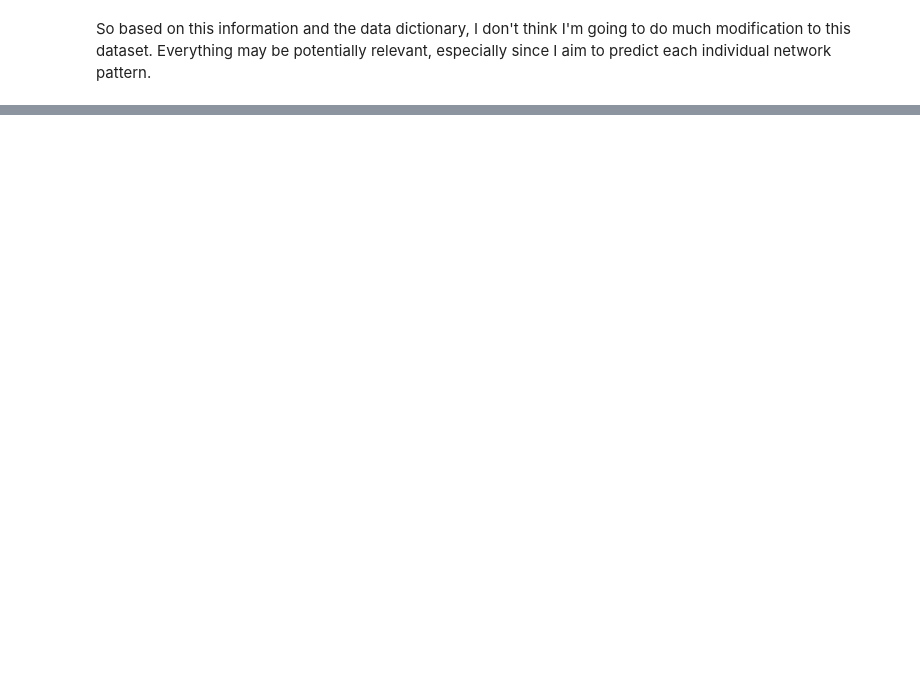
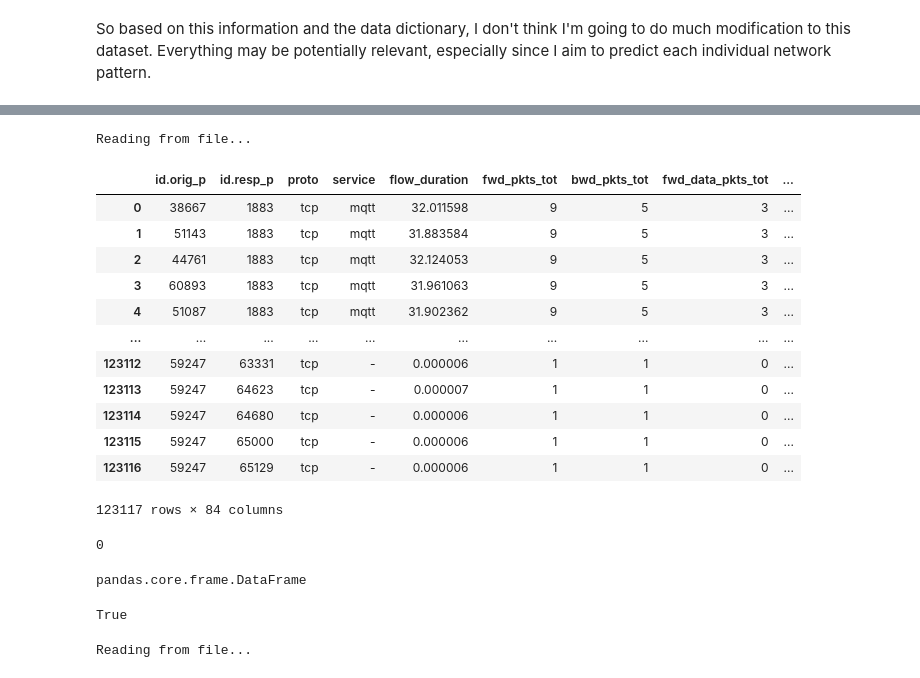
Before and after one commit to Michael-Nelson361/RT-IOT2022, a Jupyter notebook: wrangle.ipynb, the cells around one changed output, grey strips where cells are left out. Drawn from its saved outputs; the diff is of its cells as text; code cells hidden in the pictures; blank space fills up the shorter version.

Commit message:
Completed wrangle section with new functions and capabilities

```diff
--- a/wrangle.ipynb
+++ b/wrangle.ipynb
@@ -551,0 +711,30 @@ So based on this information and the data dictionary, I don't think I'm going to
+# %%
+# modify previously made function to check if a file exists
+def check_file_exists(filename):
+    """
+    Function takes a filename, query, and url and checks if the file exists. It will load the dataset requested from either SQL or from the local file.
+    """
+    if os.path.exists(filename):
+        print('Reading from file...')
+        df = pd.read_csv(filename,index_col=0)
+
+        return df
+    else:
+        return 0
+# %%
+check_file_exists(filename='RT_IoT2022.csv')
+# %% [output]
+Reading from file...
+|  | id.orig_p | id.resp_p | proto | service | flow_duration | fwd_pkts_tot | bwd_pkts_tot | fwd_data_pkts_tot | ... |
+| 0 | 38667 | 1883 | tcp | mqtt | 32.011598 | 9 | 5 | 3 | ... |
+| 1 | 51143 | 1883 | tcp | mqtt | 31.883584 | 9 | 5 | 3 | ... |
+| 2 | 44761 | 1883 | tcp | mqtt | 32.124053 | 9 | 5 | 3 | ... |
+| 3 | 60893 | 1883 | tcp | mqtt | 31.961063 | 9 | 5 | 3 | ... |
+| 4 | 51087 | 1883 | tcp | mqtt | 31.902362 | 9 | 5 | 3 | ... |
+| ... | ... | ... | ... | ... | ... | ... | ... | ... | ... |
+| 123112 | 59247 | 63331 | tcp | - | 0.000006 | 1 | 1 | 0 | ... |
+| 123113 | 59247 | 64623 | tcp | - | 0.000007 | 1 | 1 | 0 | ... |
+| 123114 | 59247 | 64680 | tcp | - | 0.000006 | 1 | 1 | 0 | ... |
+| 123115 | 59247 | 65000 | tcp | - | 0.000006 | 1 | 1 | 0 | ... |
+| 123116 | 59247 | 65129 | tcp | - | 0.000006 | 1 | 1 | 0 | ... |
+123117 rows × 84 columns
@@ -551,0 +743,4 @@ So based on this information and the data dictionary, I don't think I'm going to
+# %%
+check_file_exists(filename='RT_IoT2022.csv')
+# %% [output]
+0
@@ -551,0 +788,12 @@ So based on this information and the data dictionary, I don't think I'm going to
+# %%
+type(df)
+# %% [output]
+pandas.core.frame.DataFrame
+# %%
+type(0) == type(0)
+# %% [output]
+True
+# %%
+df = acquire_iot2022()
+# %% [output]
+Reading from file...
```
Also changed, not shown: parts of 55 cells of this notebook, 1 other file.
